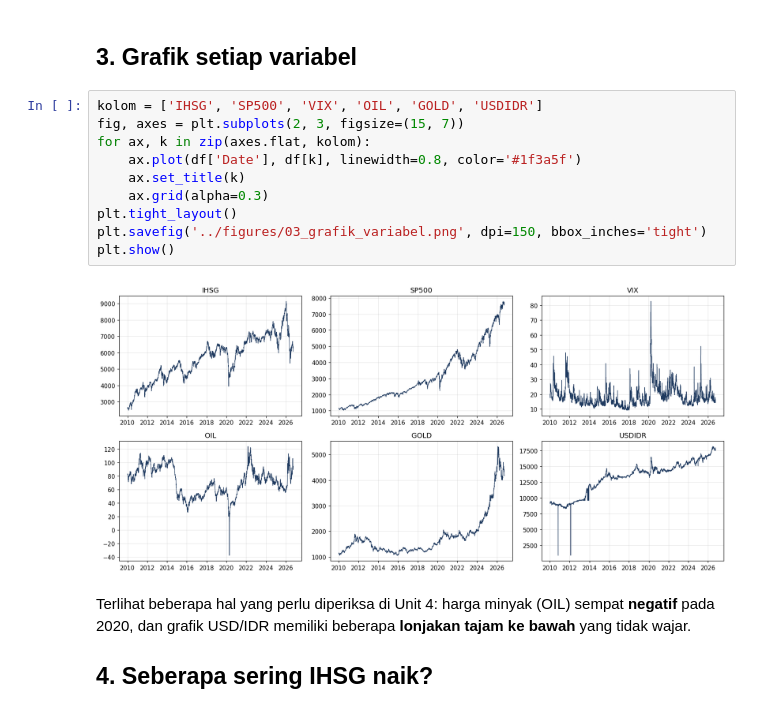
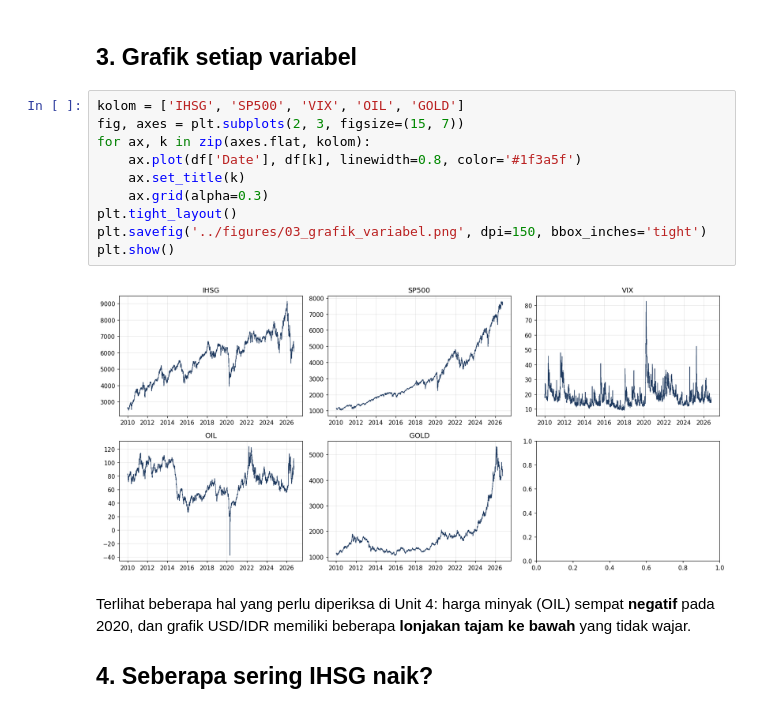
Before and after one commit to syamsuddinexcellent/portfolio-ilmuwan-data, a Jupyter notebook: notebooks/03_menelaah_data.ipynb, the cells around one changed output. Cells and saved outputs as stored; diff of their text form.

```diff
--- a/notebooks/03_menelaah_data.ipynb
+++ b/notebooks/03_menelaah_data.ipynb
@@ -76,17 +74,17 @@ df.describe().round(2)
 # %% [markdown]
 ## 3. Grafik setiap variabel
 # %%
-kolom = ['IHSG', 'SP500', 'VIX', 'OIL', 'GOLD', 'USDIDR']
+kolom = ['IHSG', 'SP500', 'VIX', 'OIL', 'GOLD']
 fig, axes = plt.subplots(2, 3, figsize=(15, 7))
 for ax, k in zip(axes.flat, kolom):
     ax.plot(df['Date'], df[k], linewidth=0.8, color='#1f3a5f')
     ax.set_title(k)
     ax.grid(alpha=0.3)
 plt.tight_layout()
 plt.savefig('../figures/03_grafik_variabel.png', dpi=150, bbox_inches='tight')
 plt.show()
 # %% [output]
-[figure, old version]
+[figure, new version]
 # %% [markdown]
 Terlihat beberapa hal yang perlu diperiksa di Unit 4: harga minyak (OIL) sempat **negatif** pada 2020, dan grafik
 USD/IDR memiliki beberapa **lonjakan tajam ke bawah** yang tidak wajar.
```
Also changed, not shown: parts of 6 cells of this notebook, 36 other files.
